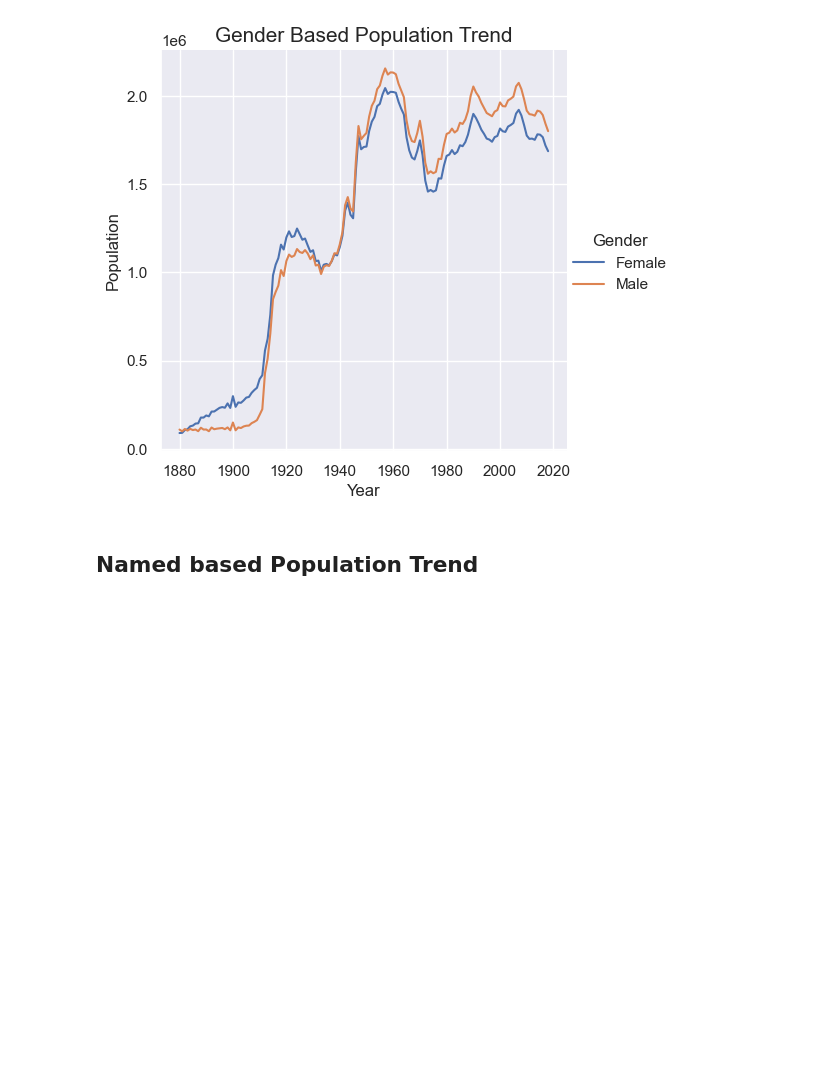
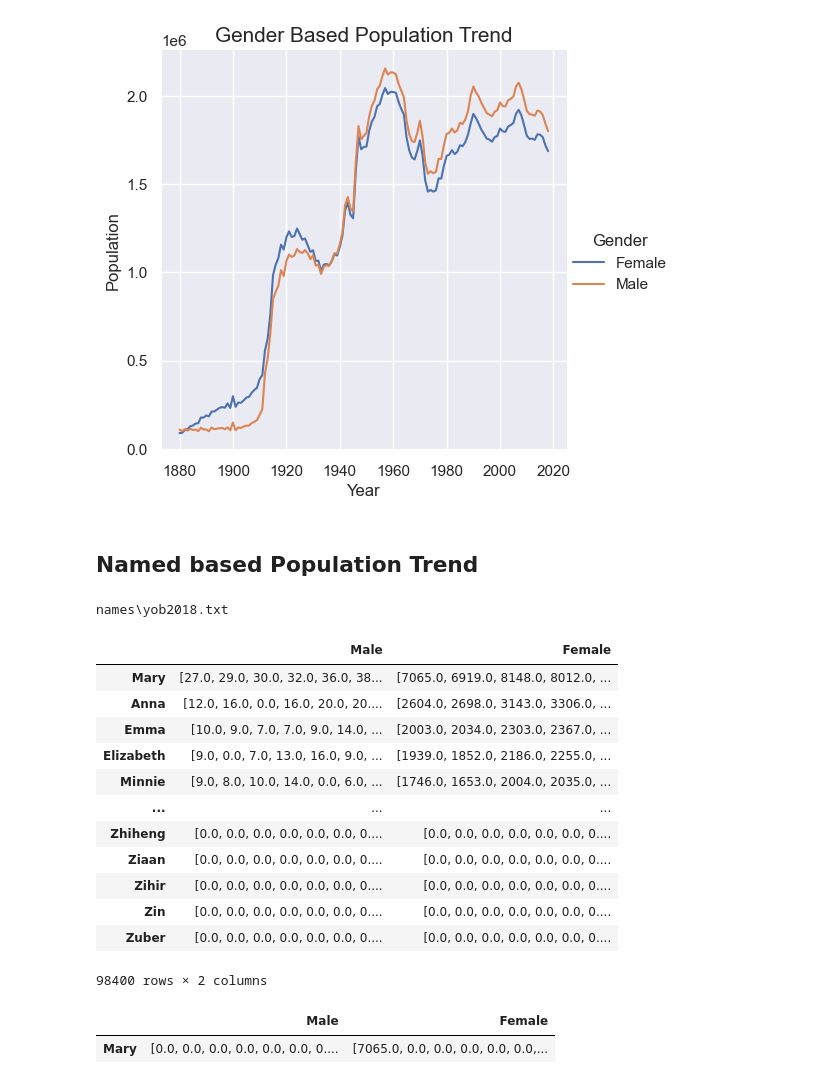
Before and after one commit to Priyagha/US_Name_Trends, a Jupyter notebook: US_Name_Trends.ipynb, the cells around one changed output. Cells and saved outputs as stored; diff of their text form; code cells hidden in the pictures; blank space fills up the shorter version.

```diff
--- a/US_Name_Trends.ipynb
+++ b/US_Name_Trends.ipynb
@@ -99,7 +99,7 @@ Text(0.5, 1.0, 'Gender Based Population Trend')
 ## Named based Population Trend
 # %%
 # Making DataFrame of the Names and Gender based year count
-make_dic = False
+make_dic = True
 
 if make_dic:
 
@@ -115,12 +115,30 @@ if make_dic:
             if temp_df.loc[i,'Gender'] == 'M':
                 temp_list = names_df.loc[name, 'Male']
                 temp_list[k] = temp_df.loc[i,'Count']
-                names_df.loc[name, 'Male'] = temp_list
+               # names_df.loc[name, 'Male'] = temp_list
 
             else:
                 temp_list = names_df.loc[name, 'Female']
                 temp_list[k] = temp_df.loc[i,'Count']
-                names_df.loc[name, 'Female'] = temp_list
+                # names_df.loc[name, 'Female'] = temp_list
 
     # Saving to Dictionary
     names_df.to_json('names_df.json')
+# %% [output]
+names\yob2018.txt
+# %%
+names_df
+# %% [output]
+|  | Male | Female |
+| Mary | [27.0, 29.0, 30.0, 32.0, 36.0, 38... | [7065.0, 6919.0, 8148.0, 8012.0, ... |
+| Anna | [12.0, 16.0, 0.0, 16.0, 20.0, 20.... | [2604.0, 2698.0, 3143.0, 3306.0, ... |
+| Emma | [10.0, 9.0, 7.0, 7.0, 9.0, 14.0, ... | [2003.0, 2034.0, 2303.0, 2367.0, ... |
+| Elizabeth | [9.0, 0.0, 7.0, 13.0, 16.0, 9.0, ... | [1939.0, 1852.0, 2186.0, 2255.0, ... |
+| Minnie | [9.0, 8.0, 10.0, 14.0, 0.0, 6.0, ... | [1746.0, 1653.0, 2004.0, 2035.0, ... |
+| ... | ... | ... |
+| Zhiheng | [0.0, 0.0, 0.0, 0.0, 0.0, 0.0, 0.... | [0.0, 0.0, 0.0, 0.0, 0.0, 0.0, 0.... |
+| Ziaan | [0.0, 0.0, 0.0, 0.0, 0.0, 0.0, 0.... | [0.0, 0.0, 0.0, 0.0, 0.0, 0.0, 0.... |
+| Zihir | [0.0, 0.0, 0.0, 0.0, 0.0, 0.0, 0.... | [0.0, 0.0, 0.0, 0.0, 0.0, 0.0, 0.... |
+| Zin | [0.0, 0.0, 0.0, 0.0, 0.0, 0.0, 0.... | [0.0, 0.0, 0.0, 0.0, 0.0, 0.0, 0.... |
+| Zuber | [0.0, 0.0, 0.0, 0.0, 0.0, 0.0, 0.... | [0.0, 0.0, 0.0, 0.0, 0.0, 0.0, 0.... |
+98400 rows × 2 columns
@@ -126,0 +150,5 @@ if make_dic:
+# %%
+names_df
+# %% [output]
+|  | Male | Female |
+| Mary | [0.0, 0.0, 0.0, 0.0, 0.0, 0.0, 0.... | [7065.0, 0.0, 0.0, 0.0, 0.0, 0.0,... |
```
Also changed, not shown: parts of 2 cells of this notebook.
